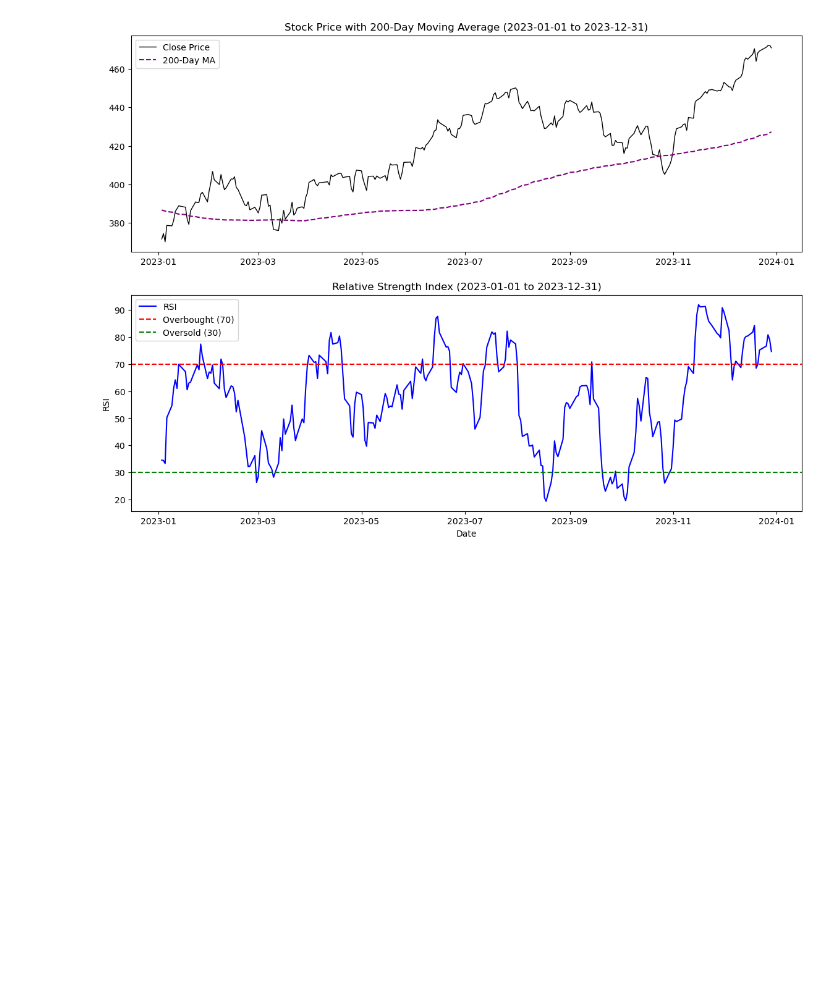
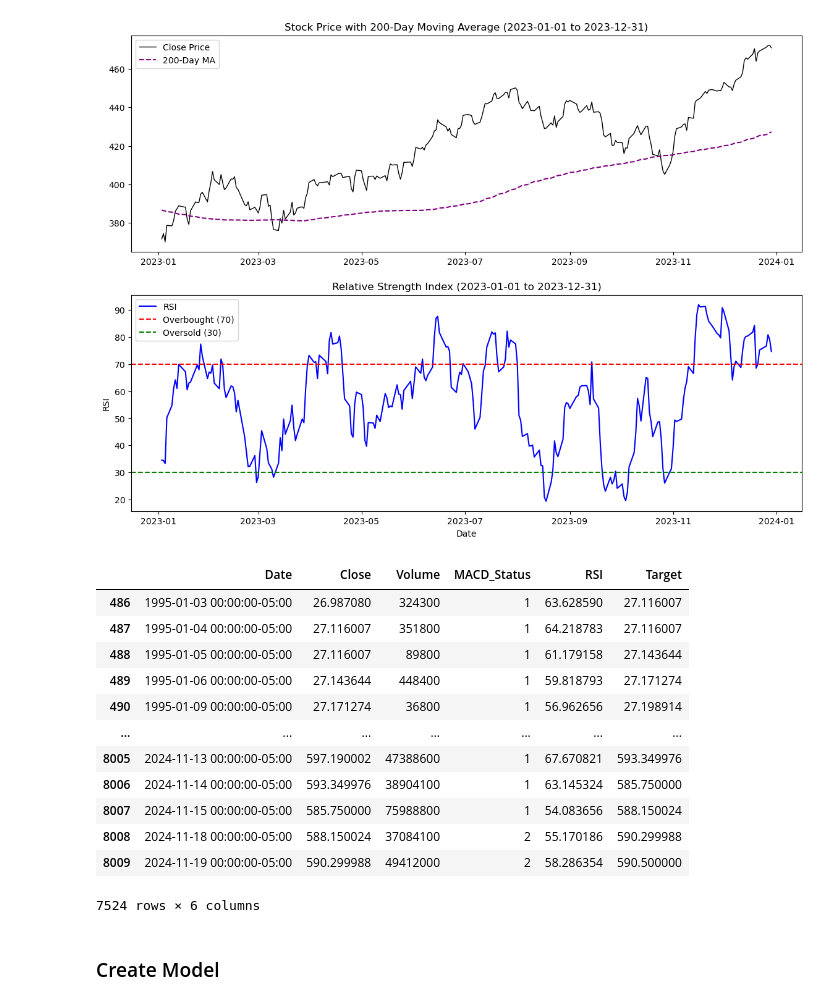
Before and after one commit to kareem-weaver/kareem-weaver, a Jupyter notebook: projects/machine_learning/stock_market_prediction_model/regression_model.ipynb, the cells around one changed output. Cells and saved outputs as stored; diff of their text form; code cells hidden in the pictures; blank space fills up the shorter version.

Commit message:
start stock scanner

```diff
--- a/projects/machine_learning/stock_market_prediction_model/regression_model.ipynb
+++ b/projects/machine_learning/stock_market_prediction_model/regression_model.ipynb
@@ -195,0 +189,34 @@ plt.show()
+# %%
+# Convert the 'Date' column to datetime format
+data['Date'] = pd.to_datetime(data['Date'])
+
+# Define the start date and dynamically find the end date
+start_date = "1995-01-01"
+end_date = data['Date'].max() - pd.Timedelta(days=1) # Most recent date in the dataset
+
+# Apply the date range filter
+filtered_data = data[
+    (data['Date'] >= start_date) & (data['Date'] <= end_date)
+]
+
+# Select specific columns from the filtered data
+filtered_data = filtered_data[['Date', 'Close', 'Volume', 'MACD_Status', 'RSI', 'Target']]
+
+# Display the resulting filtered data
+filtered_data
+# %% [output]
+|  | Date | Close | Volume | MACD_Status | RSI | Target |
+| 486 | 1995-01-03 00:00:00-05:00 | 26.987080 | 324300 | 1 | 63.628590 | 27.116007 |
+| 487 | 1995-01-04 00:00:00-05:00 | 27.116007 | 351800 | 1 | 64.218783 | 27.116007 |
+| 488 | 1995-01-05 00:00:00-05:00 | 27.116007 | 89800 | 1 | 61.179158 | 27.143644 |
+| 489 | 1995-01-06 00:00:00-05:00 | 27.143644 | 448400 | 1 | 59.818793 | 27.171274 |
+| 490 | 1995-01-09 00:00:00-05:00 | 27.171274 | 36800 | 1 | 56.962656 | 27.198914 |
+| ... | ... | ... | ... | ... | ... | ... |
+| 8005 | 2024-11-13 00:00:00-05:00 | 597.190002 | 47388600 | 1 | 67.670821 | 593.349976 |
+| 8006 | 2024-11-14 00:00:00-05:00 | 593.349976 | 38904100 | 1 | 63.145324 | 585.750000 |
+| 8007 | 2024-11-15 00:00:00-05:00 | 585.750000 | 75988800 | 1 | 54.083656 | 588.150024 |
+| 8008 | 2024-11-18 00:00:00-05:00 | 588.150024 | 37084100 | 2 | 55.170186 | 590.299988 |
+| 8009 | 2024-11-19 00:00:00-05:00 | 590.299988 | 49412000 | 2 | 58.286354 | 590.500000 |
+7524 rows × 6 columns
+# %% [markdown]
+### Create Model
```
Also changed, not shown: parts of 8 cells of this notebook, 12 other files.
